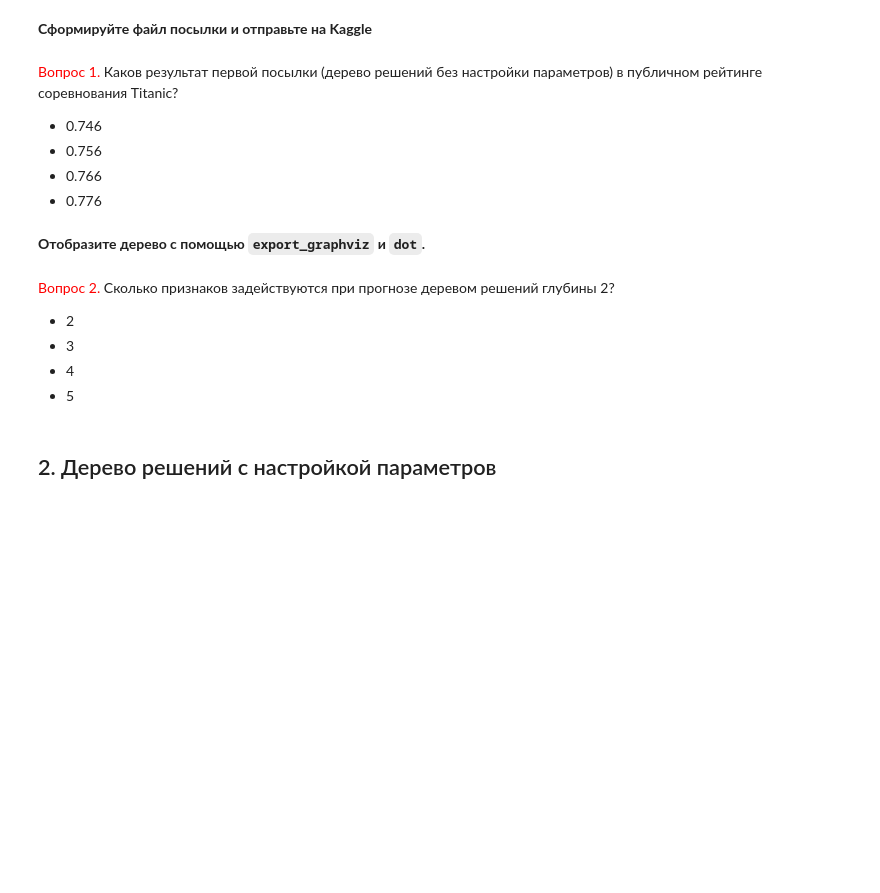
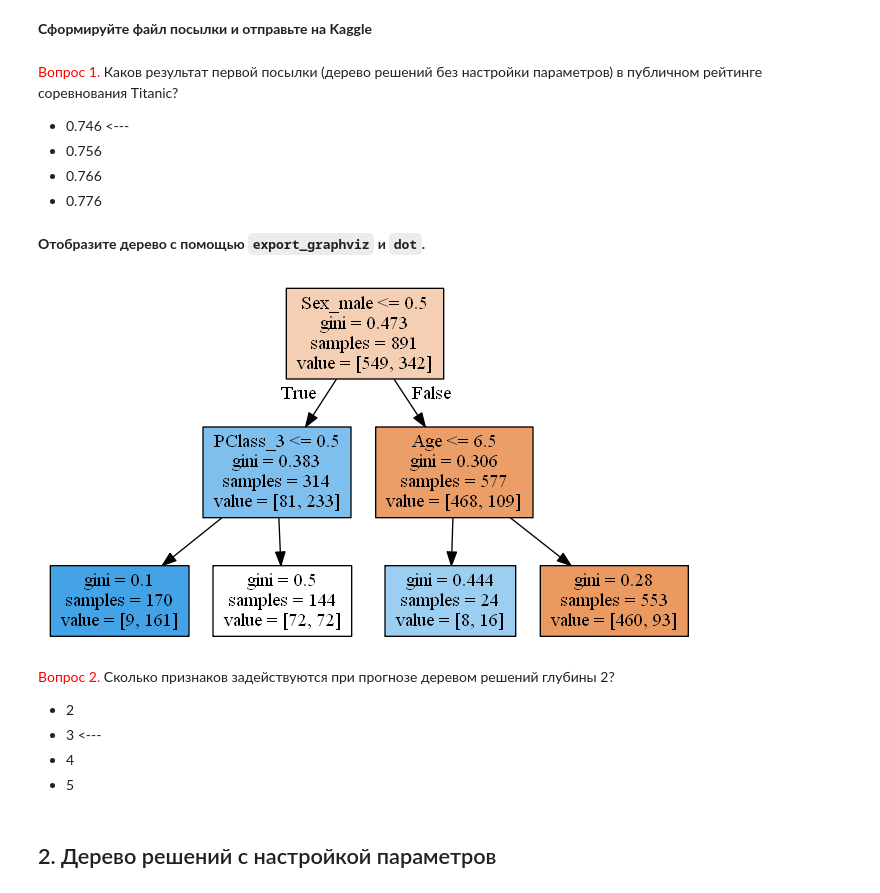
Before and after one commit to easterprince/Machine-Learning-Introduction, a Jupyter notebook: materials/practices/2_decision_tree_knn/lesson3_practice_trees_titanic.ipynb, the cells around one changed output. Cells and saved outputs as stored; diff of their text form; code cells hidden in the pictures; blank space fills up the shorter version.

```diff
--- a/materials/practices/2_decision_tree_knn/lesson3_practice_trees_titanic.ipynb
+++ b/materials/practices/2_decision_tree_knn/lesson3_practice_trees_titanic.ipynb
@@ -178,6 +182,6 @@ test_df.head()
 # %% [markdown]
 **Обучите на имеющейся выборке дерево решений (`DecisionTreeClassifier`) максимальной глубины 2. Используйте параметр `random_state=17` для воспроизводимости результатов.**
 # %%
-decisionTree = DecisionTreeClassifier(criterion = 'entropy', max_depth = 2, random_state = 17)
+decisionTree = DecisionTreeClassifier(max_depth = 2, random_state = 17)
 decisionTree.fit(train_df, y)
 # %% [output]
@@ -197,7 +201,7 @@ predicted = decisionTree.predict(test_df)
 write_to_submission_file(predicted, '1.csv')
 # %% [markdown]
 <font color='red'>Вопрос 1. </font> Каков результат первой посылки (дерево решений без настройки параметров) в публичном рейтинге соревнования Titanic?
-- 0.746
+- 0.746 <---
 - 0.756
 - 0.766
 - 0.776
@@ -209,7 +210,28 @@ export_graphviz(decisionTree, out_file = '1_tree.dot', filled = True)
+# %%
+def showImage(filePath):
+    dpi = mpl.rcParams['figure.dpi']
+    image = plt.imread(filePath)
+    height, width, depth = image.shape
+    figsize = (width / float(dpi), height / float(dpi))
+    fig = plt.figure(figsize = figsize)
+    ax = fig.add_axes([0, 0, 1, 1])
+    imagePlot = ax.imshow(image)
+    ax.axis('off')
+    plt.show()
+
+def showTreeImage(tree, filename):
+    dotFileName = filename + '.dot'
+    export_graphviz(tree, feature_names = train_df.columns, out_file = dotFileName, filled = True)
+    pngFileName = gv.render('dot', 'png', dotFileName)
+    showImage(pngFileName)
+
+showTreeImage(decisionTree, '1')
+# %% [output]
+[figure, added]
 # %% [markdown]
 <font color='red'>Вопрос 2. </font> Сколько признаков задействуются при прогнозе деревом решений глубины 2?
 - 2
-- 3
+- 3 <---
 - 4
 - 5
 # %% [markdown]
```
Also changed, not shown: parts of 14 cells of this notebook, 7 other files.
